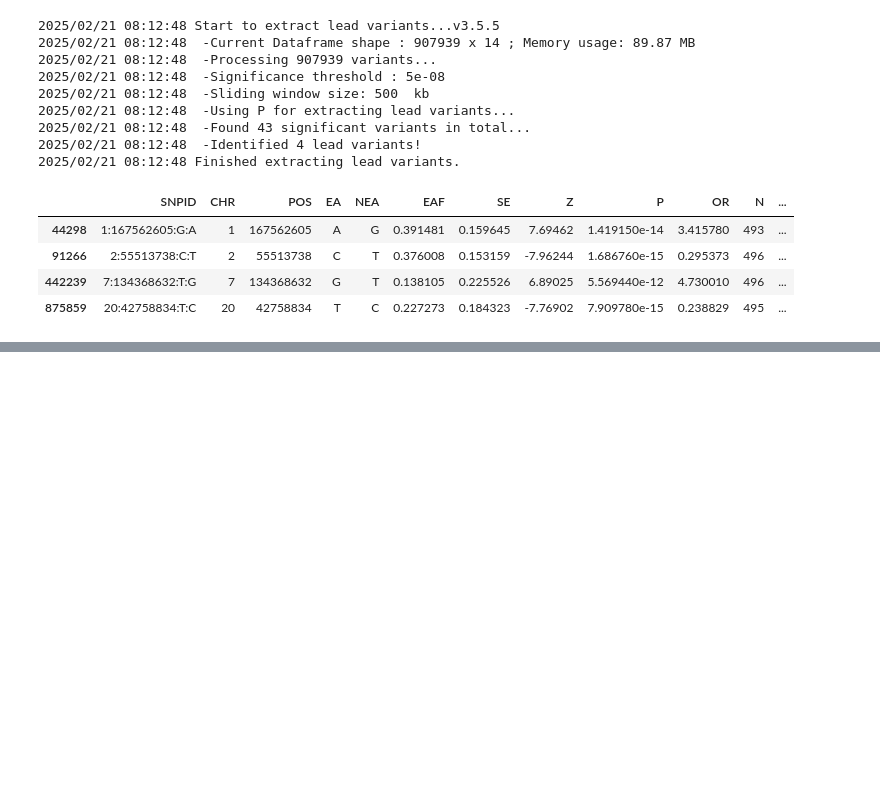
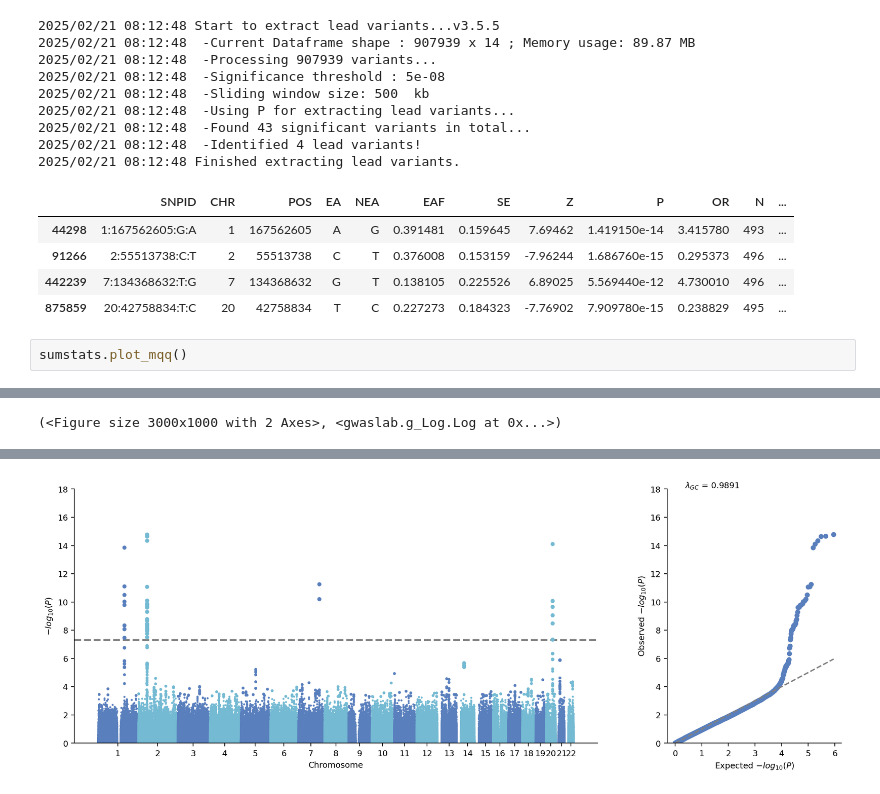
Before and after one commit to Ofgeha-Gelana/Gwas, a Jupyter notebook: try_anaconda.ipynb, the cells around one changed output, grey strips where cells are left out. Cells and saved outputs as stored; diff of their text form; blank space fills up the shorter version.

Commit message:
plot mqq

```diff
--- a/try_anaconda.ipynb
+++ b/try_anaconda.ipynb
@@ -65,3 +65,6 @@ sumstats.get_lead()
 | 91266 | 2:55513738:C:T | 2 | 55513738 | C | T | 0.376008 | 0.153159 | -7.96244 | 1.686760e-15 | 0.295373 | 496 | ... |
 | 442239 | 7:134368632:T:G | 7 | 134368632 | G | T | 0.138105 | 0.225526 | 6.89025 | 5.569440e-12 | 4.730010 | 496 | ... |
 | 875859 | 20:42758834:T:C | 20 | 42758834 | T | C | 0.227273 | 0.184323 | -7.76902 | 7.909780e-15 | 0.238829 | 495 | ... |
+# %%
+sumstats.plot_mqq()
+# %% [output]
@@ -67,0 +88 @@ sumstats.get_lead()
+(<Figure size 3000x1000 with 2 Axes>, <gwaslab.g_Log.Log at 0x...>)
@@ -67,0 +106 @@ sumstats.get_lead()
+[figure, added]
```
Also changed, not shown: parts of 1 cell of this notebook.
